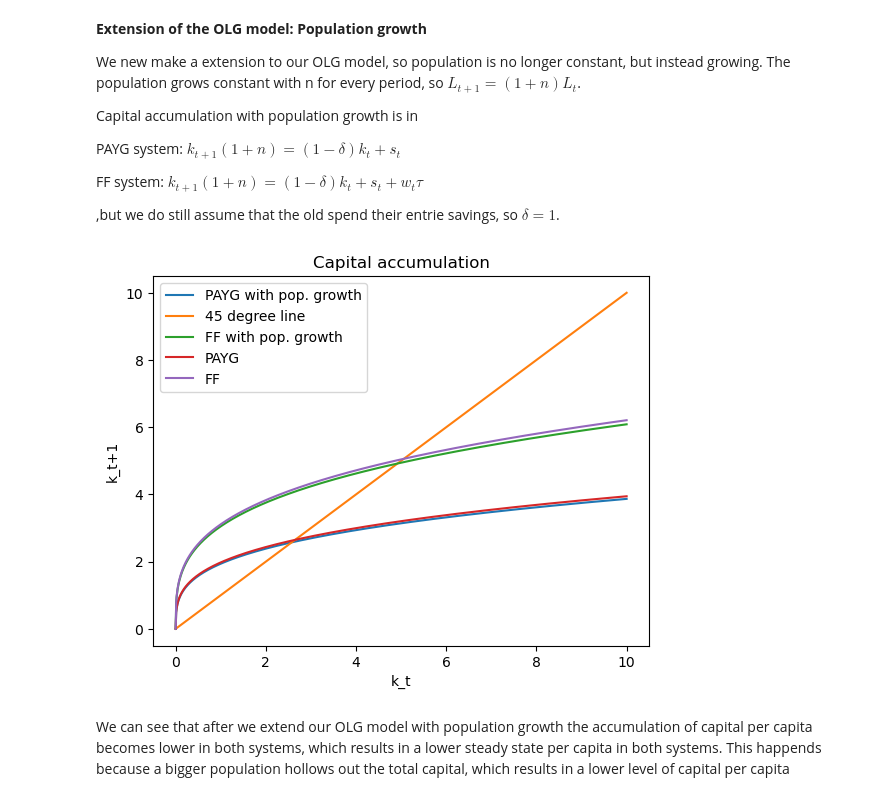
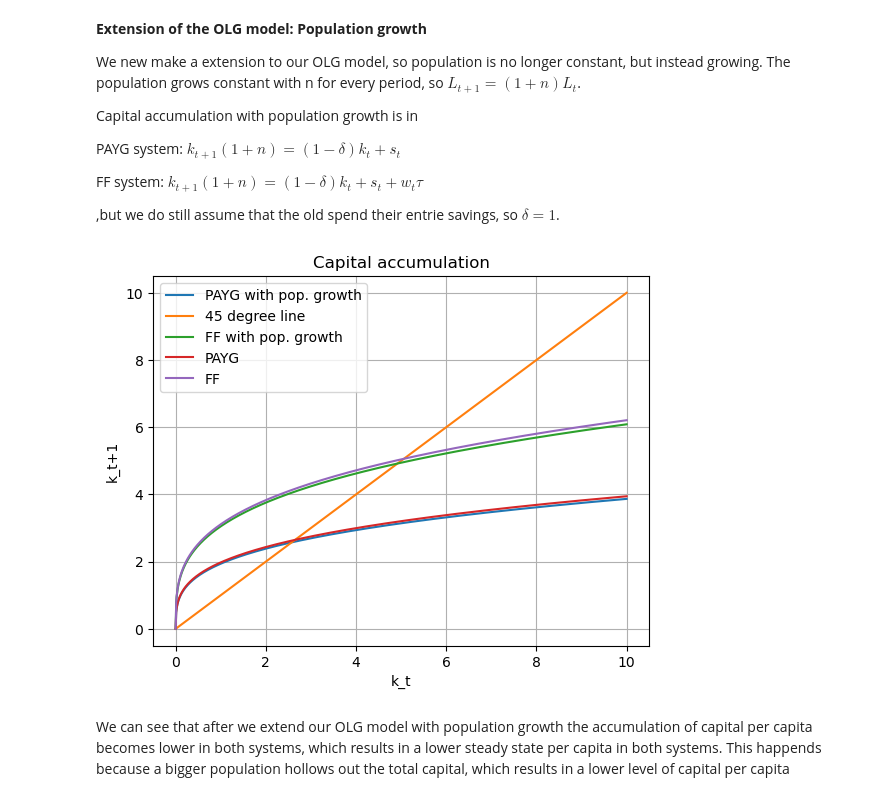
Before and after one commit to NumEconCopenhagen/projects-2023-joost-adam-og-frederik, a Jupyter notebook: modelproject/modelproject.ipynb, the cells around one changed output. Saved outputs shown, nothing was run; the diff lists cells and outputs as text; code cells hidden in the pictures.

```diff
--- a/modelproject/modelproject.ipynb
+++ b/modelproject/modelproject.ipynb
@@ -325,20 +326,21 @@ FF system: $k_{t+1}(1+n)=(1-\delta)k_t+s_t+w_t\tau$
 # %%
 #We define the capital accumulation after the extension in both systems, by multiple both with 1/(1+n)
 ex_k_t1_PAYG = (1/(1+n))*(((1-alpha)*(1-tau)*alpha)/((2+rho)*alpha+(1+rho)*(1-alpha)*tau)*A*k_t**alpha)
 ex_k_t1_FF = (1/(1+n))*(((1-rho*tau-2*tau)/(2+rho))*(1-alpha)*A*k_t**alpha+tau*(1-alpha)*A*k_t**alpha)
 
 plt.plot(k_t,ex_k_t1_PAYG, label='PAYG with pop. growth')
 plt.plot(k_t,k_t, label='45 degree line')
 plt.plot(k_t,ex_k_t1_FF, label='FF with pop. growth')
 plt.plot(k_t,k_t1_PAYG, label='PAYG')
 plt.plot(k_t,k_t1_FF, label='FF')
 plt.title('Capital accumulation')
 plt.ylabel('k_t+1')
 plt.xlabel('k_t')
 plt.legend()
+plt.grid(True)
 plt.show()
 # %% [output]
-[figure, old version]
+[figure, new version]
 # %% [markdown]
 We can see that after we extend our OLG model with population growth the accumulation of capital per capita becomes lower in both systems, which results in a lower steady state per capita in both systems. This happends because a bigger population hollows out the total capital, which results in a lower level of capital per capita
 # %% [markdown]
```
Also changed, not shown: parts of 2 cells of this notebook.
